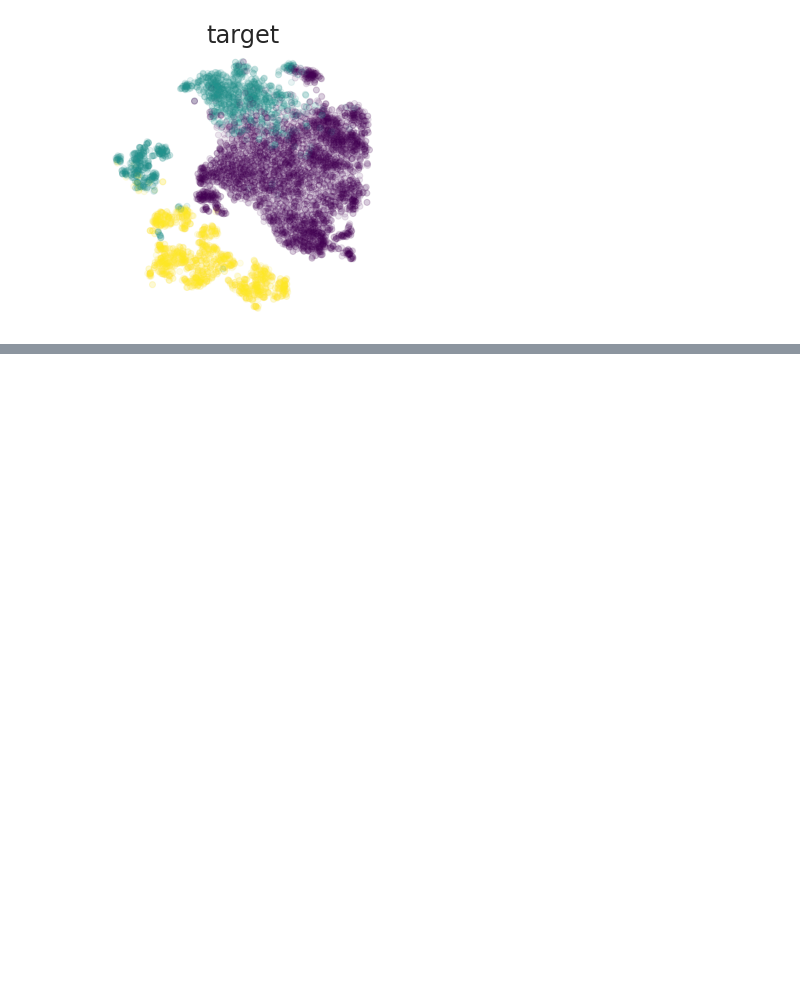
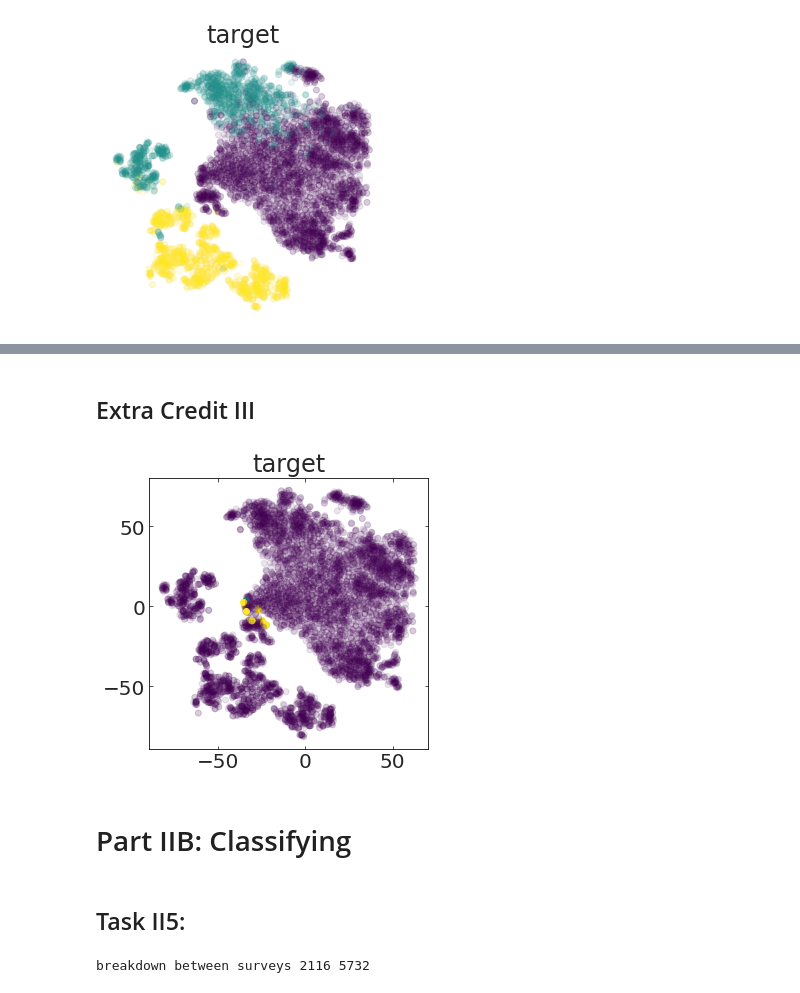
Before and after one commit to RileyWClarke/MLTSA_RCLARKE, a Jupyter notebook: HW6/MLTSA_rclarke_hw6.ipynb, the cells around one changed output, grey strips where cells are left out. Cells and saved outputs as stored; diff of their text form; code cells hidden in the pictures; blank space fills up the shorter version.

```diff
--- a/HW6/MLTSA_rclarke_hw6.ipynb
+++ b/HW6/MLTSA_rclarke_hw6.ipynb
@@ -649,0 +689,30 @@ plt.show()
+# %% [markdown]
+## Extra Credit III
+# %%
+DBclustering = sklearn.cluster.DBSCAN(eps=5, min_samples=2, metric='euclidean',
+                       metric_params=None, algorithm='auto', leaf_size=30).fit(X_scaled)
+plt.figure(figsize=(5,5))
+plt.title(col)
+
+colors = np.array([plt.cm.viridis(Normalize(vmin=0, vmax=2)(c))
+                                                         for c in DBclustering.labels_])
+
+alpha = np.array([0.1 if (DBclustering.labels_ == j).sum() > 200 else 1.0 for j in DBclustering.labels_])
+
+colors[:,3] = alpha
+
+plt.scatter(X_embedded[:,0], X_embedded[:,1],
+               color=colors);
+#plt.axis('off')
+plt.show()
+# %% [output]
+[figure, added]
+# %% [markdown]
+# Part IIB: Classifying
+# %% [markdown]
+## Task II5:
+# %%
+print("breakdown between surveys {} {}".format(
+    (metadata.ddf == 1).sum(), (metadata.ddf == 0).sum()))
+# %% [output]
+breakdown between surveys 2116 5732
```
Also changed, not shown: parts of 24 cells of this notebook.
